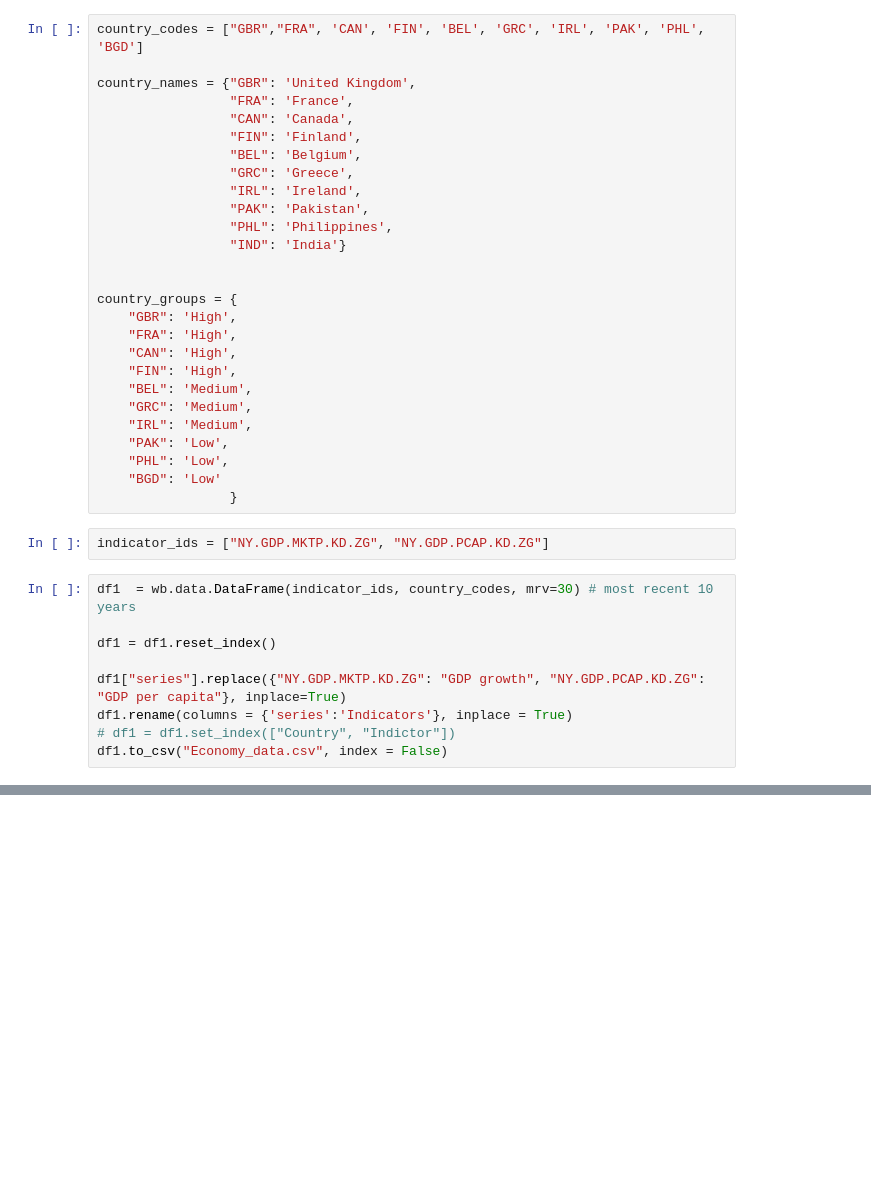
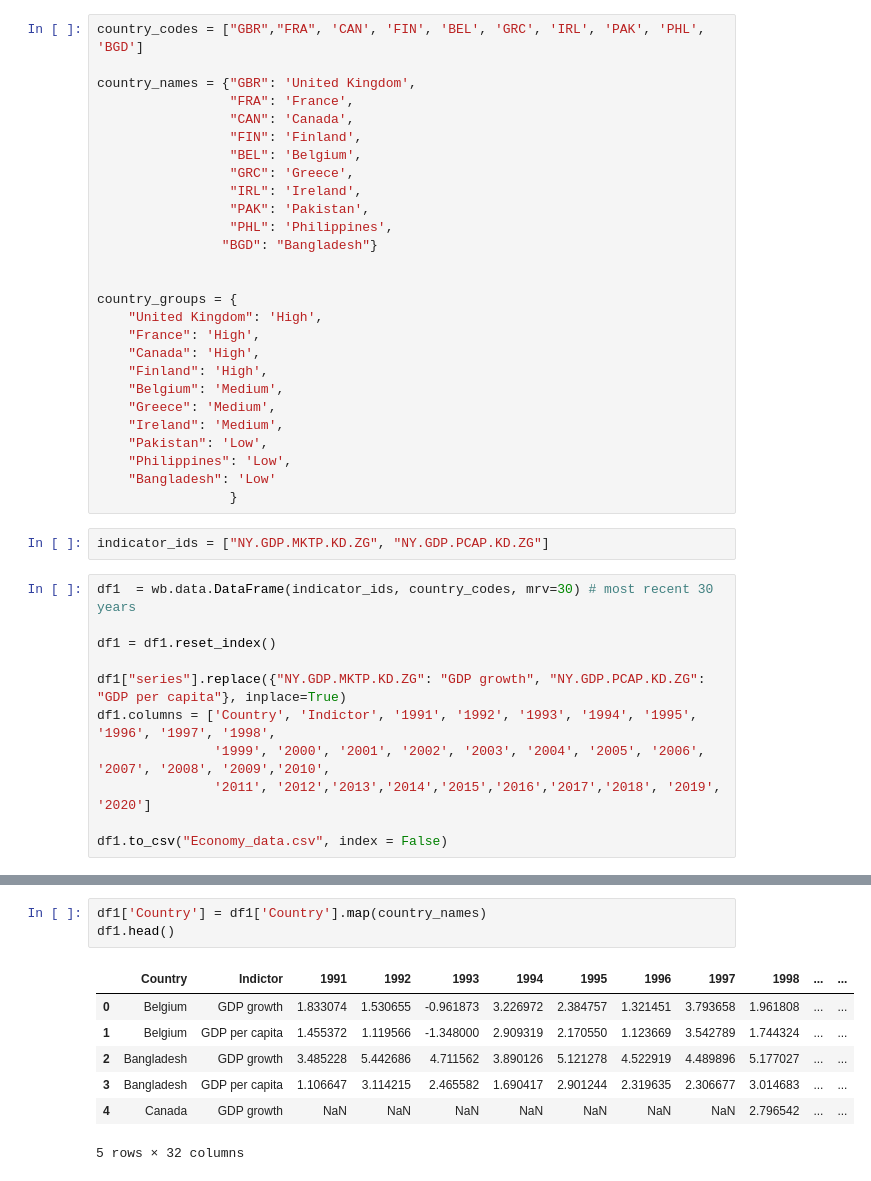
Before and after one commit to Haroon213213/Assignment-3, a Jupyter notebook: assignment_3_clustering.ipynb, the cells around one changed output, grey strips where cells are left out. Saved outputs shown, nothing was run; the diff lists cells and outputs as text; blank space fills up the shorter version.

```diff
--- a/assignment_3_clustering.ipynb
+++ b/assignment_3_clustering.ipynb
@@ -17,29 +17,31 @@ country_names = {"GBR": 'United Kingdom',
                  "IRL": 'Ireland',
                  "PAK": 'Pakistan',
                  "PHL": 'Philippines',
-                 "IND": 'India'}
+                "BGD": "Bangladesh"}
 
 
 country_groups = {
-    "GBR": 'High',
-    "FRA": 'High',
-    "CAN": 'High',
-    "FIN": 'High',
-    "BEL": 'Medium',
-    "GRC": 'Medium',
-    "IRL": 'Medium',
-    "PAK": 'Low',
-    "PHL": 'Low',
-    "BGD": 'Low'
+    "United Kingdom": 'High',
+    "France": 'High',
+    "Canada": 'High',
+    "Finland": 'High',
+    "Belgium": 'Medium',
+    "Greece": 'Medium',
+    "Ireland": 'Medium',
+    "Pakistan": 'Low',
+    "Philippines": 'Low',
+    "Bangladesh": 'Low'
                  }
 # %%
 indicator_ids = ["NY.GDP.MKTP.KD.ZG", "NY.GDP.PCAP.KD.ZG"]
 # %%
-df1  = wb.data.DataFrame(indicator_ids, country_codes, mrv=30) # most recent 10 years
+df1  = wb.data.DataFrame(indicator_ids, country_codes, mrv=30) # most recent 30 years
 
 df1 = df1.reset_index()
 
 df1["series"].replace({"NY.GDP.MKTP.KD.ZG": "GDP growth", "NY.GDP.PCAP.KD.ZG": "GDP per capita"}, inplace=True)
-df1.rename(columns = {'series':'Indicators'}, inplace = True)
-# df1 = df1.set_index(["Country", "Indictor"])
+df1.columns = ['Country', 'Indictor', '1991', '1992', '1993', '1994', '1995', '1996', '1997', '1998',
+               '1999', '2000', '2001', '2002', '2003', '2004', '2005', '2006', '2007', '2008', '2009','2010',
+               '2011', '2012','2013','2014','2015','2016','2017','2018', '2019', '2020']
+
 df1.to_csv("Economy_data.csv", index = False)
@@ -66,0 +48,11 @@ df1
+# %%
+df1['Country'] = df1['Country'].map(country_names)
+df1.head()
+# %% [output]
+|  | Country | Indictor | 1991 | 1992 | 1993 | 1994 | 1995 | 1996 | 1997 | 1998 | ... | ... |
+| 0 | Belgium | GDP growth | 1.833074 | 1.530655 | -0.961873 | 3.226972 | 2.384757 | 1.321451 | 3.793658 | 1.961808 | ... | ... |
+| 1 | Belgium | GDP per capita | 1.455372 | 1.119566 | -1.348000 | 2.909319 | 2.170550 | 1.123669 | 3.542789 | 1.744324 | ... | ... |
+| 2 | Bangladesh | GDP growth | 3.485228 | 5.442686 | 4.711562 | 3.890126 | 5.121278 | 4.522919 | 4.489896 | 5.177027 | ... | ... |
+| 3 | Bangladesh | GDP per capita | 1.106647 | 3.114215 | 2.465582 | 1.690417 | 2.901244 | 2.319635 | 2.306677 | 3.014683 | ... | ... |
+| 4 | Canada | GDP growth | NaN | NaN | NaN | NaN | NaN | NaN | NaN | 2.796542 | ... | ... |
+5 rows × 32 columns
```
Also changed, not shown: parts of 14 cells of this notebook.
